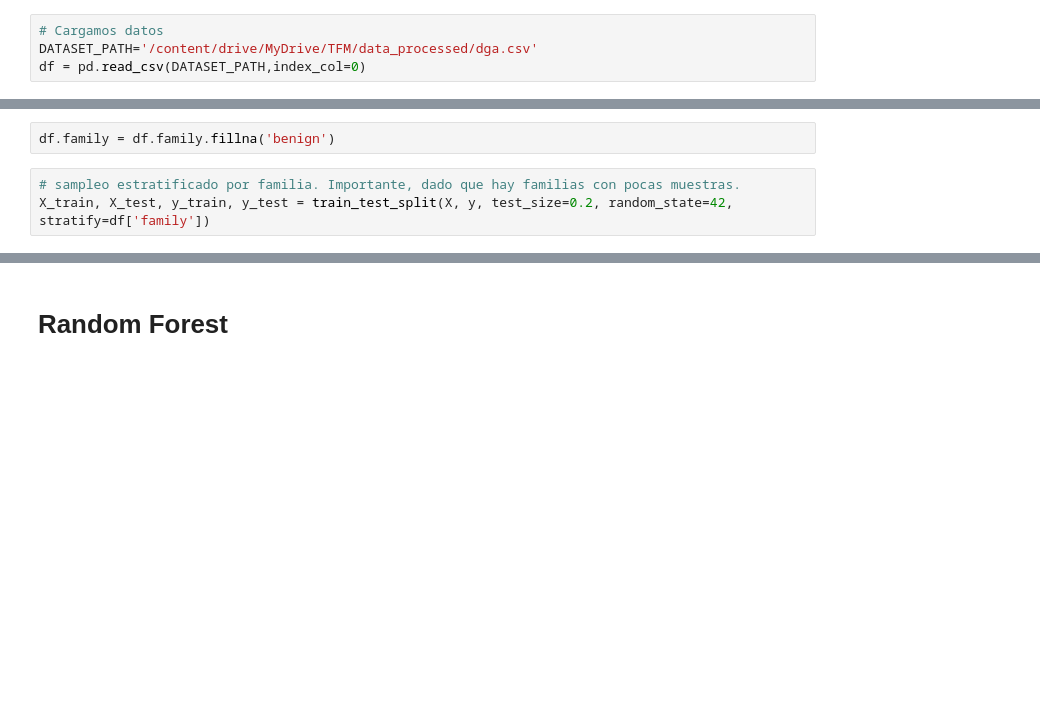
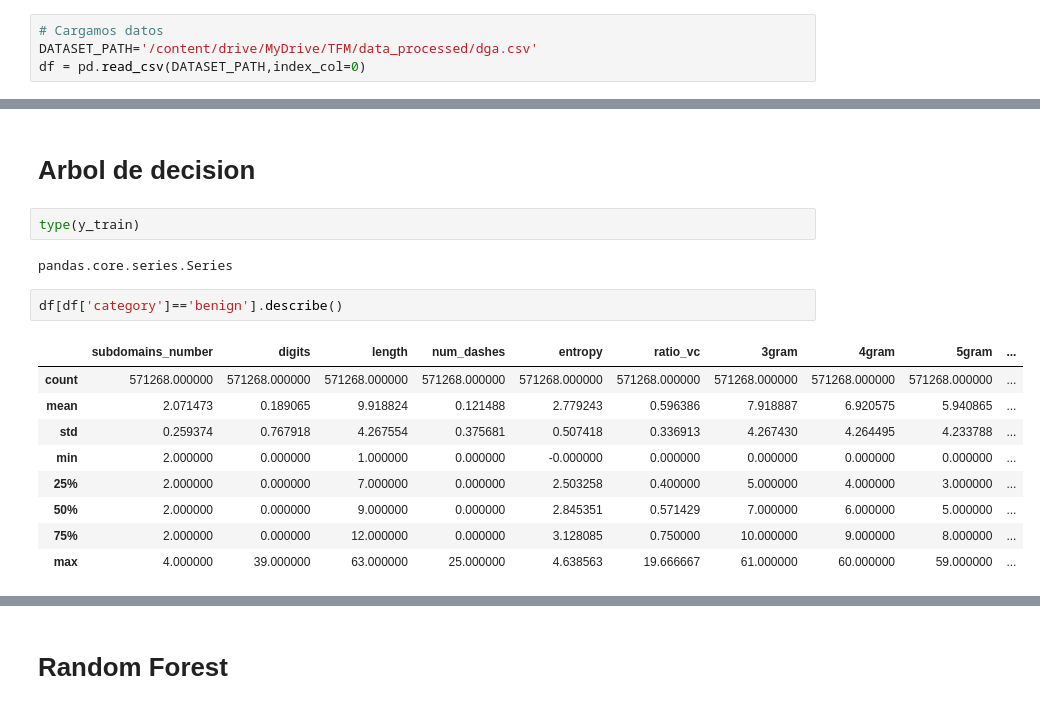
Before and after one commit to pbenito1/TFM, a Jupyter notebook: 2_ML_Features.ipynb, the cells around one changed output, grey strips where cells are left out. Drawn from its saved outputs; the diff is of its cells as text; blank space fills up the shorter version.

```diff
--- a/2_ML_Features.ipynb
+++ b/2_ML_Features.ipynb
@@ -61,5 +153,18 @@ X = df.drop(['family','category','domain','tld','sld'], axis=1)
+# %% [markdown]
+# Arbol de decision
+# %%
+type(y_train)
+# %% [output]
+pandas.core.series.Series
 # %%
-df.family = df.family.fillna('benign')
+df[df['category']=='benign'].describe()
+# %% [output]
+|  | subdomains_number | digits | length | num_dashes | entropy | ratio_vc | 3gram | 4gram | 5gram | ... |
+| count | 571268.000000 | 571268.000000 | 571268.000000 | 571268.000000 | 571268.000000 | 571268.000000 | 571268.000000 | 571268.000000 | 571268.000000 | ... |
+| mean | 2.071473 | 0.189065 | 9.918824 | 0.121488 | 2.779243 | 0.596386 | 7.918887 | 6.920575 | 5.940865 | ... |
+| std | 0.259374 | 0.767918 | 4.267554 | 0.375681 | 0.507418 | 0.336913 | 4.267430 | 4.264495 | 4.233788 | ... |
+| min | 2.000000 | 0.000000 | 1.000000 | 0.000000 | -0.000000 | 0.000000 | 0.000000 | 0.000000 | 0.000000 | ... |
+| 25% | 2.000000 | 0.000000 | 7.000000 | 0.000000 | 2.503258 | 0.400000 | 5.000000 | 4.000000 | 3.000000 | ... |
+| 50% | 2.000000 | 0.000000 | 9.000000 | 0.000000 | 2.845351 | 0.571429 | 7.000000 | 6.000000 | 5.000000 | ... |
+| 75% | 2.000000 | 0.000000 | 12.000000 | 0.000000 | 3.128085 | 0.750000 | 10.000000 | 9.000000 | 8.000000 | ... |
+| max | 4.000000 | 39.000000 | 63.000000 | 25.000000 | 4.638563 | 19.666667 | 61.000000 | 60.000000 | 59.000000 | ... |
-# %%
-# sampleo estratificado por familia. Importante, dado que hay familias con pocas muestras.
-X_train, X_test, y_train, y_test = train_test_split(X, y, test_size=0.2, random_state=42, stratify=df['family'])
```
Also changed, not shown: parts of 34 cells of this notebook.
